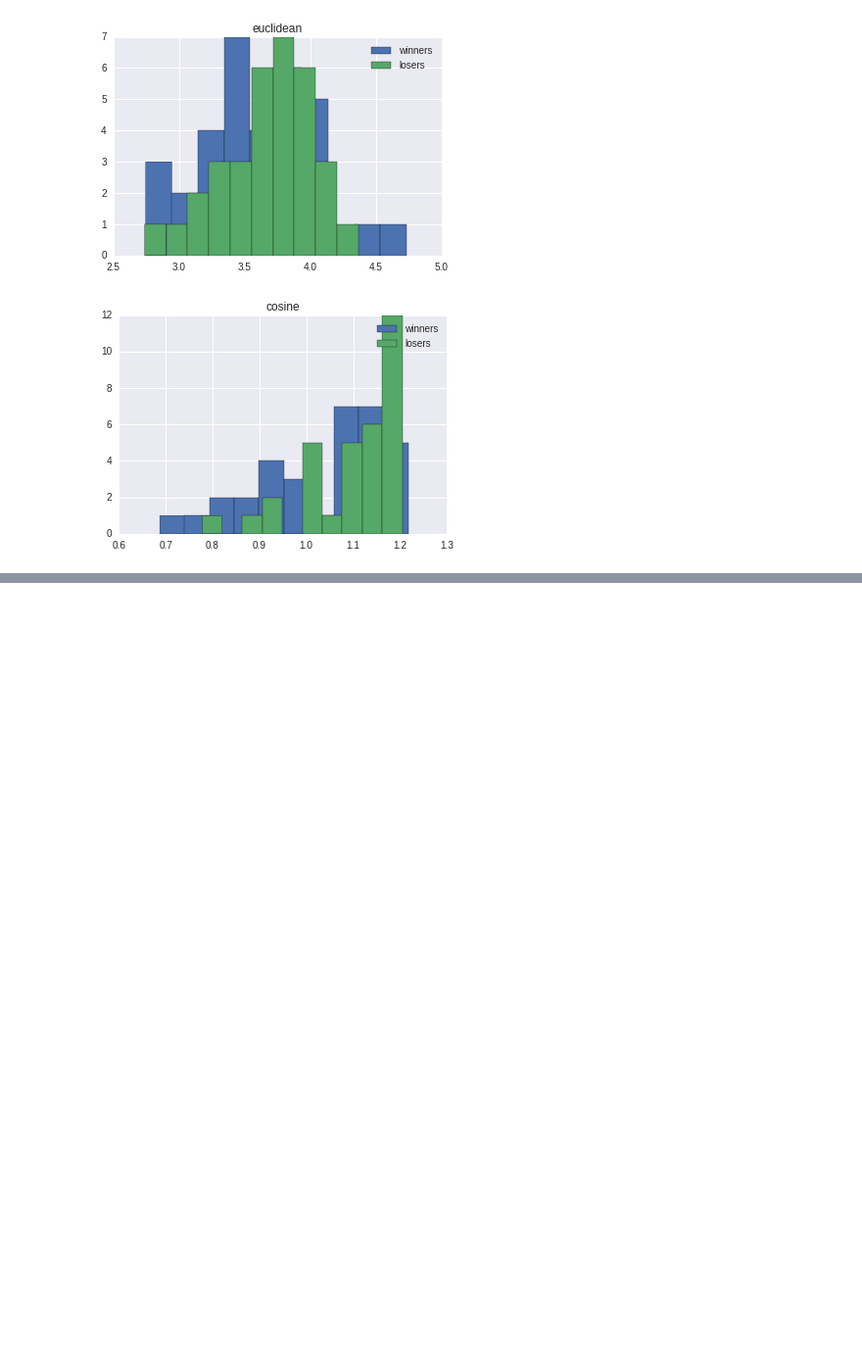
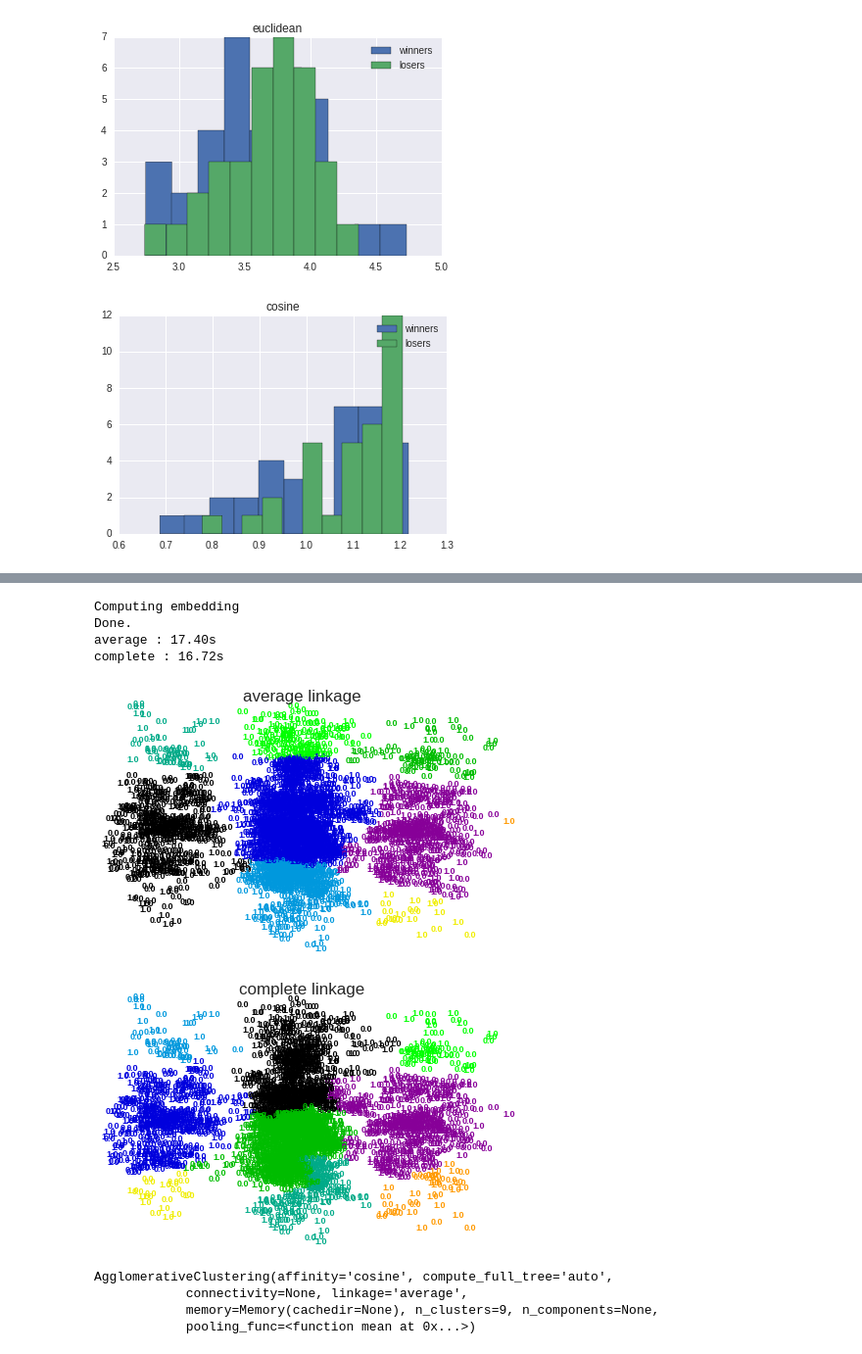
Before and after one commit to omid55/teams_in_games, a Jupyter notebook: Experiment2_prediction_before_game/clustering_and_classification_of_champion_indices_before_game_complete_collected_data.ipynb, the cells around one changed output, grey strips where cells are left out. Shown at 98% size. Cells and saved outputs as stored; diff of their text form; code cells hidden in the pictures; blank space fills up the shorter version.

```diff
--- a/Experiment2_prediction_before_game/clustering_and_classification_of_champion_indices_before_game_complete_collected_data.ipynb
+++ b/Experiment2_prediction_before_game/clustering_and_classification_of_champion_indices_before_game_complete_collected_data.ipynb
@@ -568,0 +662,4 @@ plot_diversity(good_cluster_data, metric='cosine')
+# %%
+dataset_sampled = dataset.sample(n=4000)
+acc2, details2 = compute_all_cluster_then_classify_senarios(dataset_sampled, metric='cosine')
+acc2
@@ -568,0 +685,19 @@ plot_diversity(good_cluster_data, metric='cosine')
+# %%
+visualize_hierarchical_clusters(dataset_sampled, 9)
+# %% [output]
+Computing embedding
+Done.
+average : 17.40s
+complete : 16.72s
+[figure, added]
+[figure, added]
+# %%
+X = np.asmatrix(dataset_sampled.ix[:,:-1])
+y = np.asanyarray(dataset_sampled['label'])
+clus = AgglomerativeClustering(linkage='average', n_clusters=9, affinity='cosine')
+clus.fit(X)
+# %% [output]
+AgglomerativeClustering(affinity='cosine', compute_full_tree='auto',
+            connectivity=None, linkage='average',
+            memory=Memory(cachedir=None), n_clusters=9, n_components=None,
+            pooling_func=<function mean at 0x...>)
```
Also changed, not shown: parts of 27 cells of this notebook, 23 other files.
